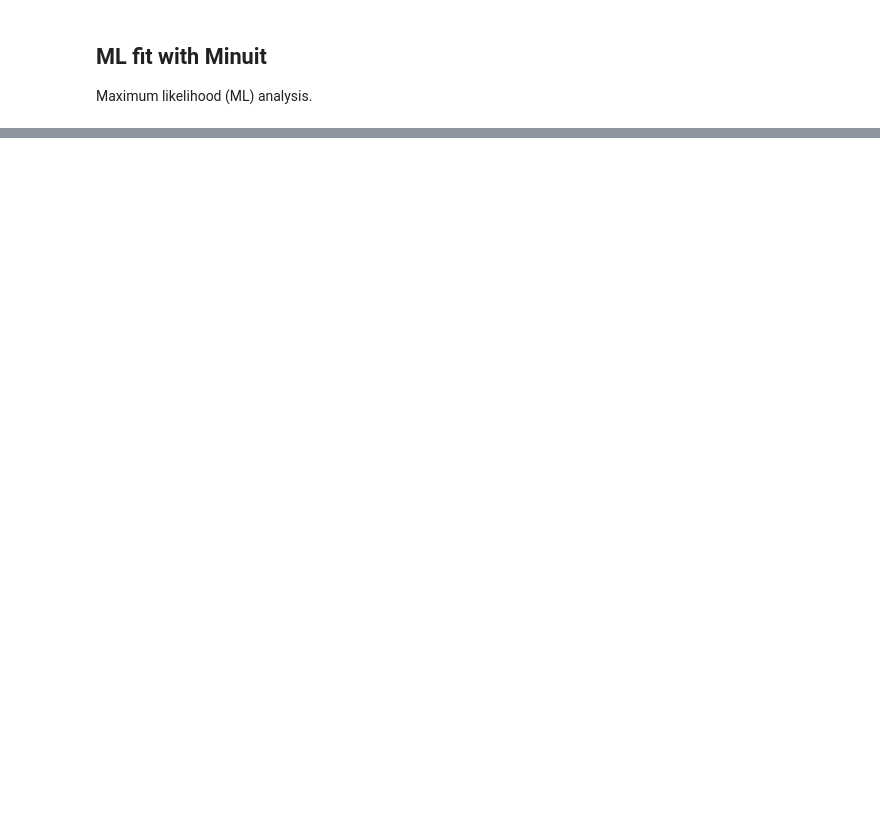
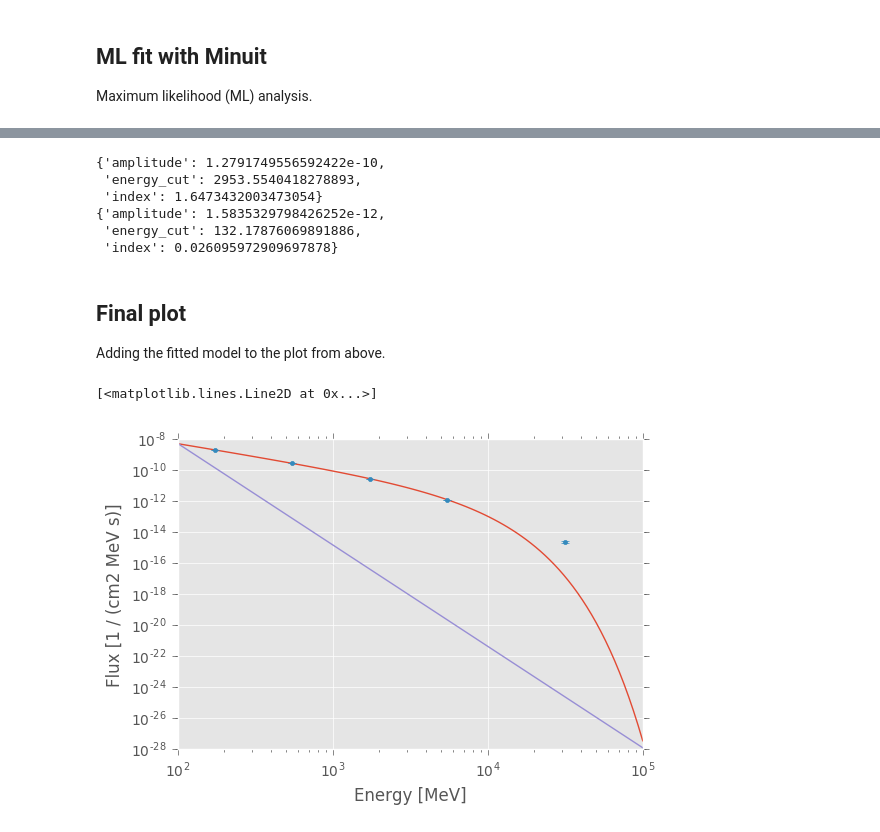
Before and after one commit to vorugantia/scienceresearch11, a Jupyter notebook: notebooks/Reproduce spectrum_chi2.ipynb, the cells around one changed output, grey strips where cells are left out. Cells and saved outputs as stored; diff of their text form; code cells hidden in the pictures; blank space fills up the shorter version.

```diff
--- a/notebooks/Reproduce spectrum_chi2.ipynb
+++ b/notebooks/Reproduce spectrum_chi2.ipynb
@@ -168,0 +175,37 @@ m.migrad()
+# %%
+pprint(m.values)
+pprint(m.errors)
+# %% [output]
+{'amplitude': 1.2791749556592422e-10,
+ 'energy_cut': 2953.5540418278893,
+ 'index': 1.6473432003473054}
+{'amplitude': 1.5835329798426252e-12,
+ 'energy_cut': 132.17876069891886,
+ 'index': 0.026095972909697878}
+# %% [markdown]
+## Final plot
+
+Adding the fitted model to the plot from above.
+# %%
+source.spectral_model.plot(source.energy_range, **opts)
+
+plt.errorbar(x=data['e_ref'],
+             y = data['dnde'],
+             yerr = data['dnde_err'],
+             fmt='.'
+            )
+
+
+e_range = Quantity([100, 100000]) # source.energy_range without units
+
+
+fitted_ecpl = dnde_model_ecpl(energy=e_range,
+                              amplitude = m.values['amplitude'],
+                              index = m.values['index'],
+                              energy_cut = m.values['energy_cut'],
+                              reference=838.4884033203125
+                             )
+plt.plot(e_range, fitted_ecpl)
+# %% [output]
+[<matplotlib.lines.Line2D at 0x...>]
+[figure, added]
```
Also changed, not shown: parts of 12 cells of this notebook, 1 other file.
